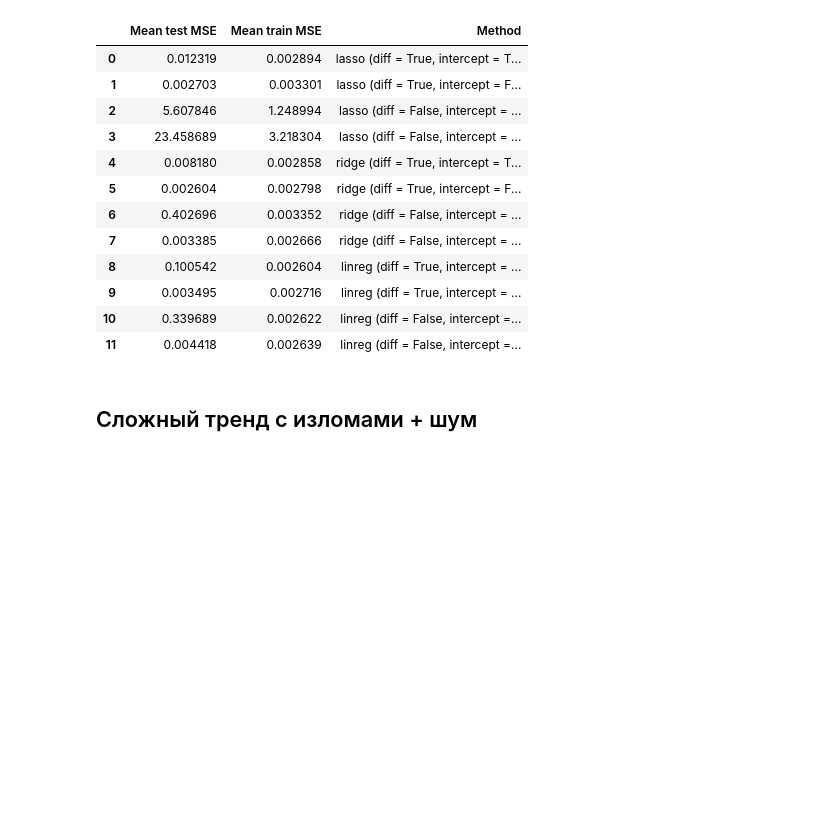
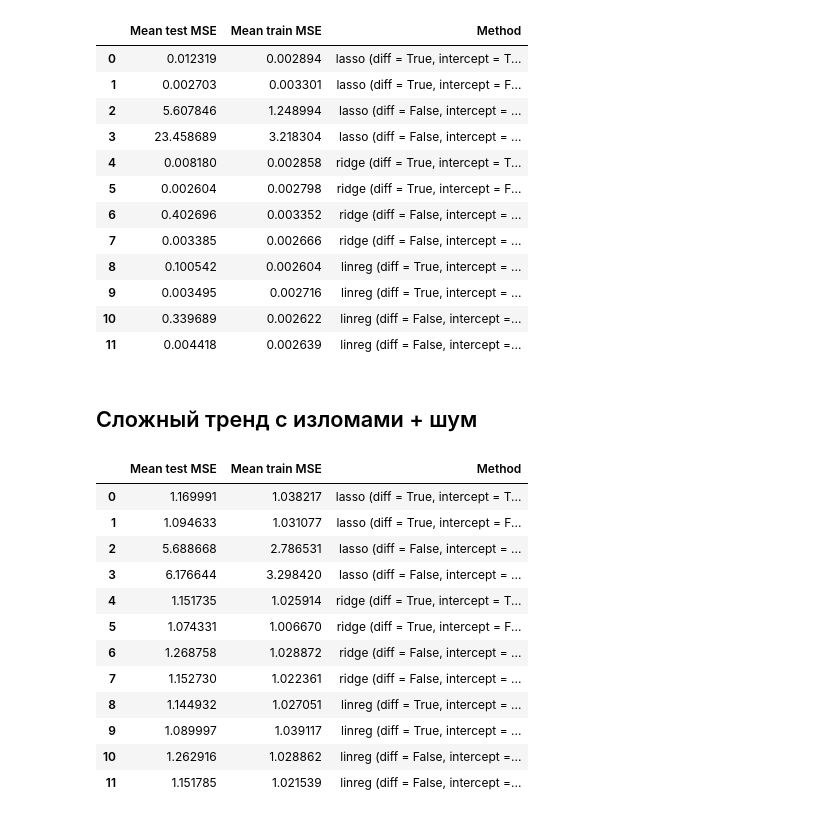
Before and after one commit to DmitrySalnikov/Time-Series, a Jupyter notebook: orbidan.ipynb, the cells around one changed output. Saved outputs shown, nothing was run; the diff lists cells and outputs as text; code cells hidden in the pictures; blank space fills up the shorter version.

```diff
--- a/orbidan.ipynb
+++ b/orbidan.ipynb
@@ -343,11 +380,27 @@ result_difficultTrend
 # %%
 k_array = list(range(2, 100, 5))
 alphas = np.append(0, 10**np.linspace(10,-2,100)*0.5)
-dt_params = {'max_depth': range(1, 9)}
-knn_params = {'n_neighbors': range(1, 10)}
+dt_params = {'max_depth': range(1, 6)}
+knn_params = {'n_neighbors': range(1, 5)}
+
+
 
 method_params = {'lasso': alphas, 'ridge': alphas, 'linreg': None, 'dt': dt_params, 'knn': knn_params}
 # %%
-result_difficultTrend_noise = get_results(difficultTrend_whiteNoise, ['lasso', 'ridge', 'linreg', 'dt', 'knn'],
+result_difficultTrend_noise = get_results(difficultTrend_whiteNoise, ['lasso', 'ridge', 'linreg'],
                                           k_array, list(range(2, 100)), method_params, 5)
 result_difficultTrend_noise
+# %% [output]
+|  | Mean test MSE | Mean train MSE | Method |
+| 0 | 1.169991 | 1.038217 | lasso (diff = True, intercept = T... |
+| 1 | 1.094633 | 1.031077 | lasso (diff = True, intercept = F... |
+| 2 | 5.688668 | 2.786531 | lasso (diff = False, intercept = ... |
+| 3 | 6.176644 | 3.298420 | lasso (diff = False, intercept = ... |
+| 4 | 1.151735 | 1.025914 | ridge (diff = True, intercept = T... |
+| 5 | 1.074331 | 1.006670 | ridge (diff = True, intercept = F... |
+| 6 | 1.268758 | 1.028872 | ridge (diff = False, intercept = ... |
+| 7 | 1.152730 | 1.022361 | ridge (diff = False, intercept = ... |
+| 8 | 1.144932 | 1.027051 | linreg (diff = True, intercept = ... |
+| 9 | 1.089997 | 1.039117 | linreg (diff = True, intercept = ... |
+| 10 | 1.262916 | 1.028862 | linreg (diff = False, intercept =... |
+| 11 | 1.151785 | 1.021539 | linreg (diff = False, intercept =... |
```
Also changed, not shown: parts of 10 cells of this notebook.
